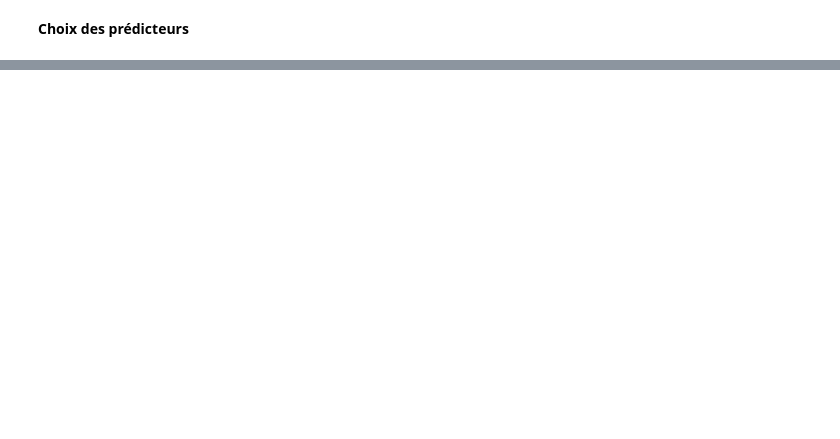
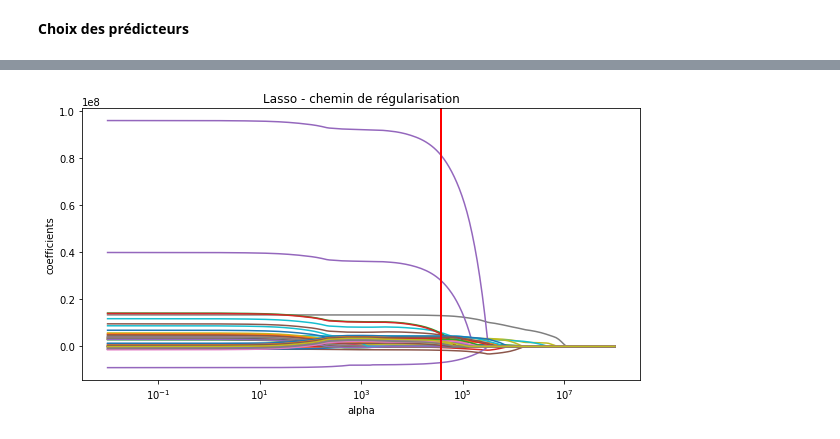
Before and after one commit to Loridan/openclassrooms-iml-projects, a Jupyter notebook: project3/P03_02_notebook_modelisation.ipynb, the cells around one changed output, grey strips where cells are left out. Drawn from its saved outputs; the diff is of its cells as text; code cells hidden in the pictures; blank space fills up the shorter version.

```diff
--- a/project3/P03_02_notebook_modelisation.ipynb
+++ b/project3/P03_02_notebook_modelisation.ipynb
@@ -179,0 +168,3 @@ plt.show()
+# %%
+#only for test energyscore => drop to 4802
+df= df.dropna()
@@ -180,3 +406,32 @@ plt.show()
+# %%
+# modelisation sans gridsearch() pour voir l'effet sur les coeff
+
+n_alphas = 200
+alphas = np.logspace(-2, 8, n_alphas)
+lasso_regression = Lasso(fit_intercept=False)
+
+coefs = []
+errors = []
+for a in alphas:
+    lasso_regression.set_params(alpha=a)
+    lasso_regression.fit(X_train, y_train)
+    coefs.append(lasso_regression.coef_.flatten())
+    errors.append(np.mean((lasso_regression.predict(X_val) - y_val) ** 2))
+
+# Affiche le chemin de régularisation
+alpha_min = alphas[np.argmin(errors)]
+fig, ax = plt.subplots(figsize=(10,5))
+ax.plot(alphas, coefs)
+
+plt.axvline(x=alpha_min,linewidth=2, color='r')
+plt.xscale('log')
+plt.xlabel('alpha')
+plt.ylabel('coefficients')
+plt.title('Lasso - chemin de régularisation')
+plt.axis('tight')
+plt.show()
+# %% [output]
+[figure, added]
 # %%
 # Affiche la courbe d'erreurs en fonction de la régularisation
 fig, ax = plt.subplots(figsize=(10,5))
```
Also changed, not shown: parts of 115 cells of this notebook, 1 other file.
